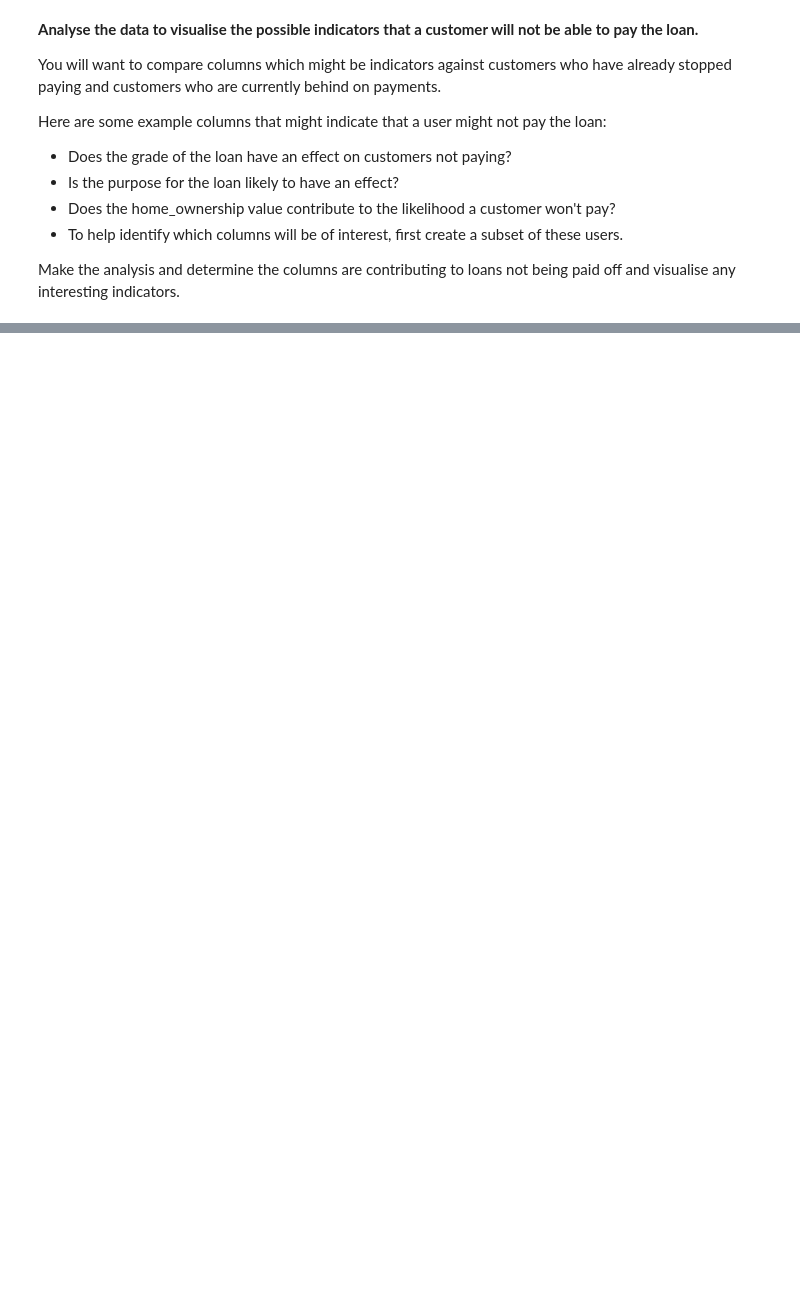
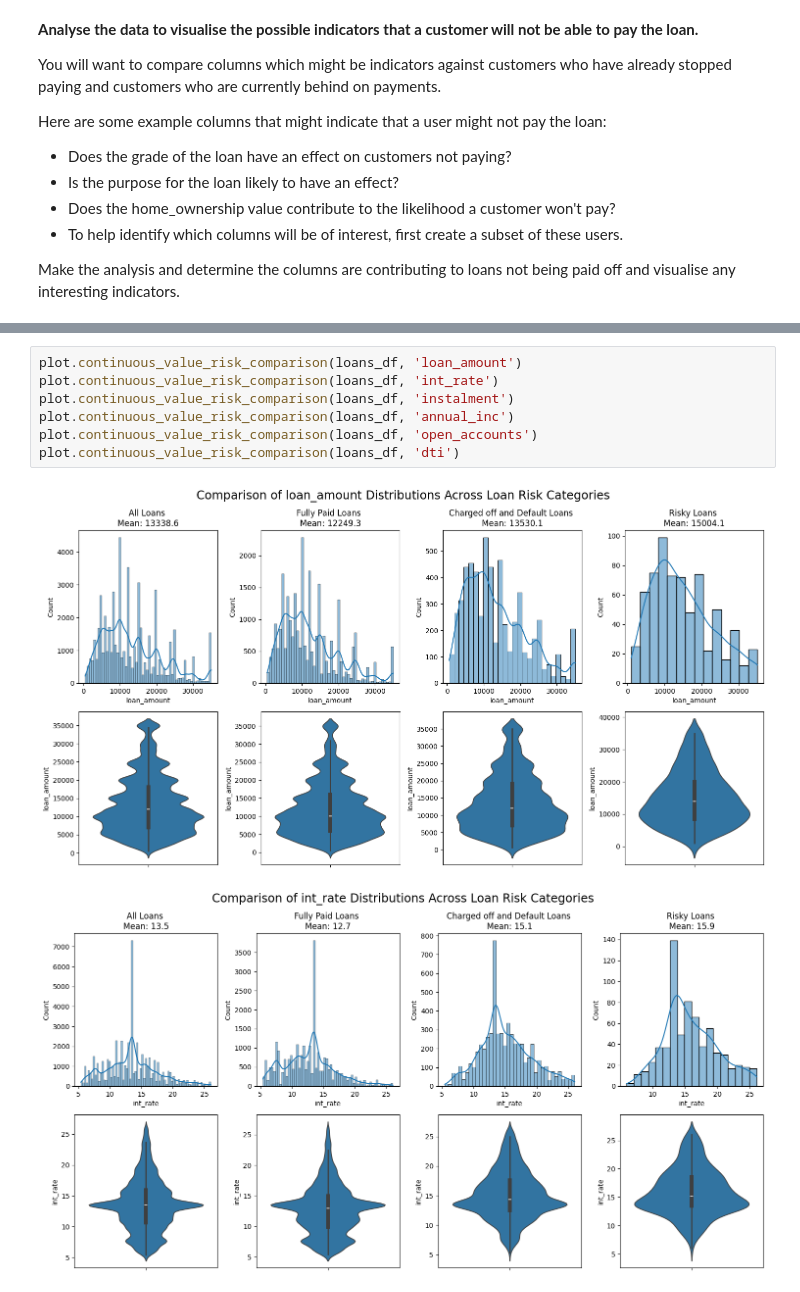
Before and after one commit to hosna22/EDA-Customer-Loans, a Jupyter notebook: analysis.ipynb, the cells around one changed output, grey strips where cells are left out. Drawn from its saved outputs; the diff is of its cells as text; blank space fills up the shorter version.

```diff
--- a/analysis.ipynb
+++ b/analysis.ipynb
@@ -367,0 +287,10 @@ plot.plot_three_line_chart(delinq_2yrs_chart_labels, delinq_2yrs_chart_values,'A
+# %%
+plot.continuous_value_risk_comparison(loans_df, 'loan_amount')
+plot.continuous_value_risk_comparison(loans_df, 'int_rate')
+plot.continuous_value_risk_comparison(loans_df, 'instalment')
+plot.continuous_value_risk_comparison(loans_df, 'annual_inc')
+plot.continuous_value_risk_comparison(loans_df, 'open_accounts')
+plot.continuous_value_risk_comparison(loans_df, 'dti')
+# %% [output]
+[figure, added]
+[figure, added]
```
Also changed, not shown: parts of 10 cells of this notebook, 2 other files.
